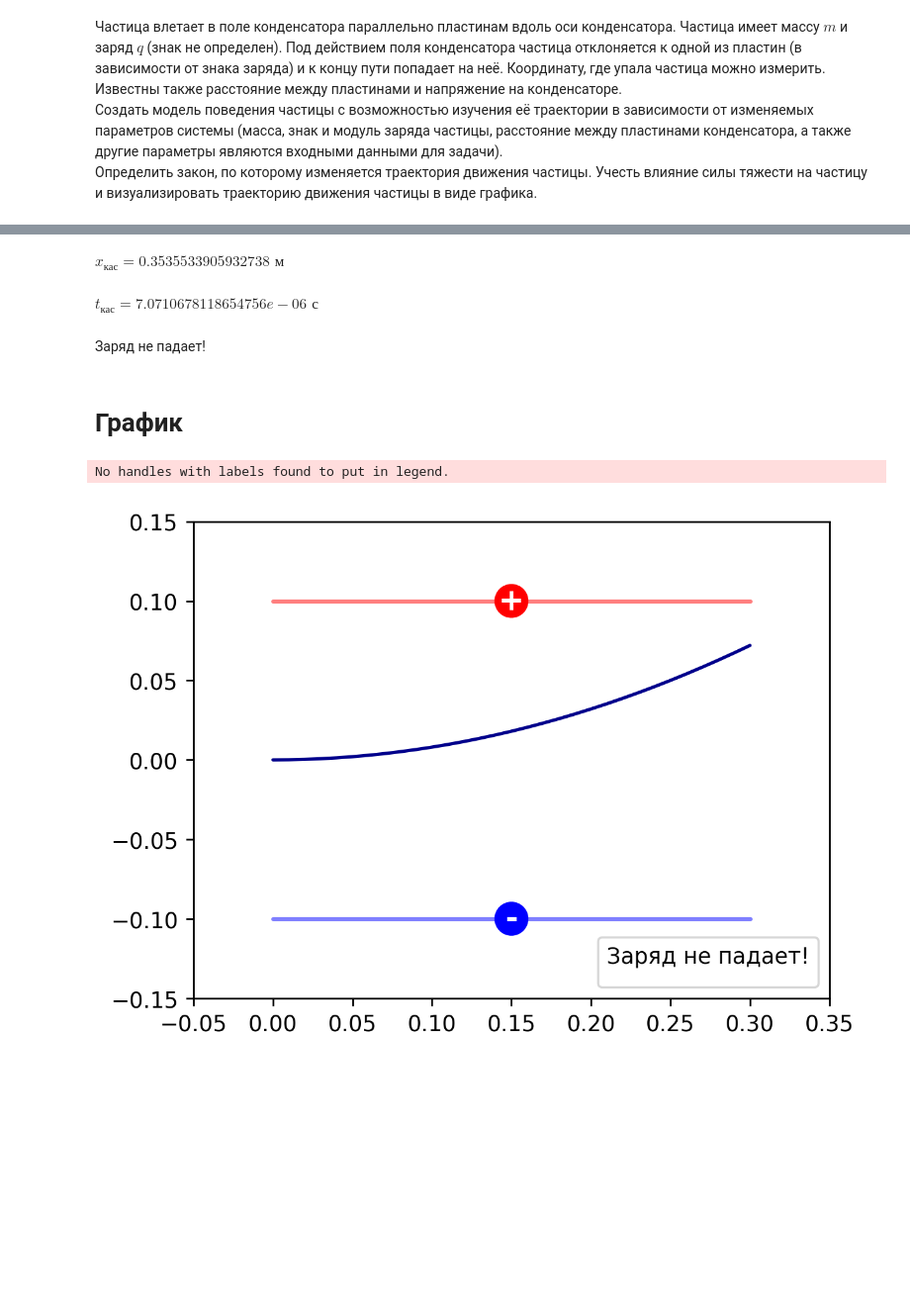
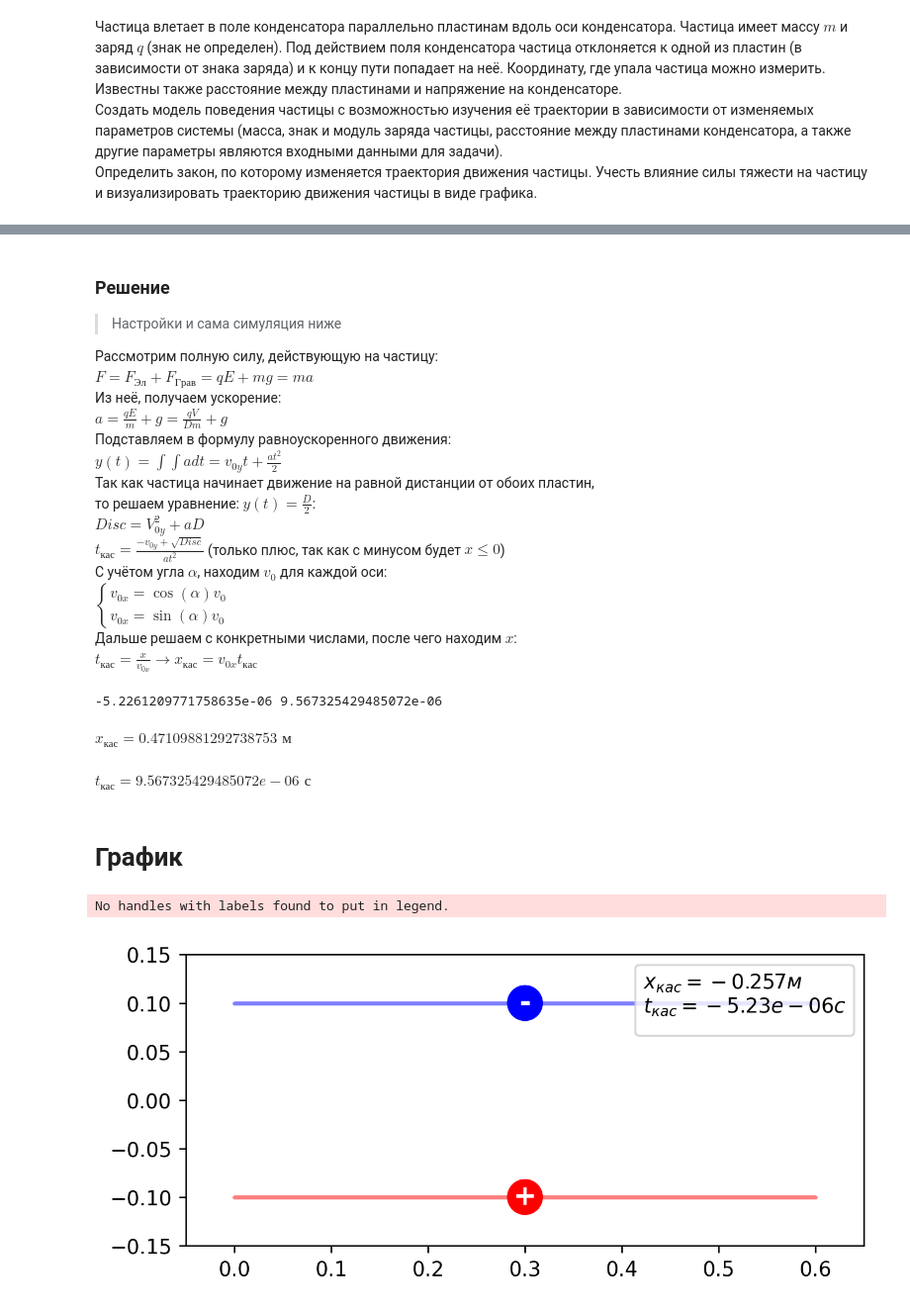
Before and after one commit to sqeezelemon/itmo-physics, a Jupyter notebook: modeling2/3.ipynb, the cells around one changed output, grey strips where cells are left out. Shown: that part at 99% size. Cells and saved outputs as stored; diff of their text form; code cells hidden in the pictures; blank space fills up the shorter version.

Commit message:
Added angle setting + rework of calculation logic

```diff
--- a/modeling2/3.ipynb
+++ b/modeling2/3.ipynb
@@ -40 +16,19 @@ $t_{кас} = \frac{x_{кас}}{v_0}$
+# %% [markdown]
+### Решение
+
+> Настройки и сама симуляция ниже
+
+Рассмотрим полную силу, действующую на частицу:<br>
+$F = F_{Эл} + F_{Грав} = qE + mg = ma$<br>
+Из неё, получаем ускорение:<br>
+$a = \frac{qE}{m} + g = \frac{qV}{Dm} + g$<br>
+Подставляем в формулу равноускоренного движения:<br>
+$y(t) = \int\int a dt = v_{0y}t + \frac{at^2}{2}$<br>
+Так как частица начинает движение на равной дистанции от обоих пластин,<br>то решаем уравнение: $y(t) = \frac{D}{2}$:<br>
+$Disc = V_{0y}^2 + aD$<br>
+$t_{кас} = \frac{-v_{0y} + \sqrt{Disc}}{at^2}$ (только плюс, так как с минусом будет $x\leq0$)<br>
+С учётом угла $\alpha$, находим $v_0$ для каждой оси:<br>
+$\begin{cases} v_{0x} = \cos(\alpha)v_0 \\ v_{0x} = \sin(\alpha)v_0 \end{cases}$<br>
+Дальше решаем с конкретными числами, после чего находим $x$:<br>
+$t_{кас} = \frac{x}{v_{0x}} \to x_{кас} = v_{0x}t_{кас}$
 # %%
@@ -56,30 +53,36 @@ cond_length = 0.30
 # %%
-# ВЫЧИСЛЕНИЯ
-E = V/D
 g = 9.8
-g_coeff = 1 if (q*top_plate >= 0) else -1
+v0x = np.cos(np.deg2rad(angle0))*v0
+v0y = np.sin(np.deg2rad(angle0))*v0*(-top_plate)
+
+# 1 - стремится вниз, -1 - стремится вверх
+down_factor = 1 if (q*top_plate >= 0) else -1
+
+a = (q*V)/(m*D) + g*down_factor
 
 def y_t(t: float) -> float:
-    global q, V, m, D, v0, g_coeff
-    return ((q*V)/(m*D) + g_coeff*g*m)*(t**2)/2
+    global a, v0y
+    return a*t*t/2 + v0y*t
 
 def y_x(x: float) -> float:
-    global q, V, m, D, v0, g_coeff
-    return ((q*V)/(m*D) + g_coeff*g*m)*((x**2)/(v0**2))/2
+    global v0x, y_t
+    return y_t(x/v0x)
 
-x_kaboom = v0 * D * np.sqrt(m/(V*np.abs(q) + g_coeff*g*D*m*m))
-t_kaboom = x_kaboom/v0
+discr = np.sqrt(np.abs(v0y**2 + a*D*(-down_factor)) )
+t_kaboom = max((-v0y - discr)/(a), (-v0y + discr)/(a))
+x_kaboom = t_kaboom*v0x
 
-x_lim = cond_length if (cond_length < x_kaboom and cond_length > 0) else x_kaboom
+if (x_lim < 0):
+    x_lim = x_kaboom
 
 ipyd.display(ipyd.Math( f"x_{{кас}} = {x_kaboom} \\text{{ м}}" ))
 ipyd.display(ipyd.Math( f"t_{{кас}} = {t_kaboom} \\text{{ с}}" ))
 if (x_lim < x_kaboom):
     ipyd.display(ipyd.Markdown("Заряд не падает!"))
 # %% [output]
+-5.2261209771758635e-06 9.567325429485072e-06
-$\displaystyle x_{кас} = 0.3535533905932738 \text{ м}$
+$\displaystyle x_{кас} = 0.47109881292738753 \text{ м}$
-$\displaystyle t_{кас} = 7.0710678118654756e-06 \text{ с}$
+$\displaystyle t_{кас} = 9.567325429485072e-06 \text{ с}$
-Заряд не падает!
 # %% [markdown]
 # График
 # %%
@@ -97,9 +100,9 @@ plt.xlim(0-padding[0], x_lim+padding[0])
 
 # Graph
 x_coords = [0]
-while x_coords[-1] <= x_lim:
+while x_coords[-1] <= min(x_kaboom, x_lim):
     x_coords.append(x_coords[-1] + step)
-x_coords[-1] = x_lim
+x_coords[-1] = min(x_kaboom, x_lim)
 y_coords = [-top_plate*y_x(x) for x in x_coords]
 line_color = "darkred" if q > 0 else "darkblue"
 plt.plot(x_coords, y_coords, color=line_color, solid_capstyle='round')
@@ -108,32 +111,34 @@ plt.plot(x_coords, y_coords, color=line_color, solid_capstyle='round')
 cond_circ_rad = (x_lim+2*padding[0])*0.025
 # Positive
 plt.plot([0, x_lim], [top_plate*D/2, top_plate*D/2], color="r", alpha=0.5, linewidth=2, solid_capstyle='round')
 plt.gca().add_patch(
     plt.Circle((x_lim/2, top_plate*D/2), radius=cond_circ_rad, color="r")
 )
 plt.text(x=(x_lim/2), y=top_plate*D/2, s="+", color="w", va="center", ha="center", weight="bold", fontsize=14)
 # Negative
 plt.plot([0, x_lim], [-top_plate*D/2, -top_plate*D/2], color="b", alpha=0.5, linewidth=2, solid_capstyle='round')
 plt.gca().add_patch(
     plt.Circle((x_lim/2, -top_plate*D/2), radius=cond_circ_rad, color="b")
 )
 plt.text(x=(x_lim/2), y=-top_plate*D/2, s="-", color="w", va="center", ha="center", weight="bold", fontsize=14)
 
 # Final touches
 plt_title = ""
 if (x_lim >= x_kaboom):
     plt_title = (
-        r"$x_{кас}=" + f"{x_lim:.3g}м$\n" +
+        r"$x_{кас}=" + f"{x_kaboom:.3g}м$\n" +
         r"$t_{кас}=" + f"{t_kaboom:.3g}c$"
     )
 else:
     plt_title = "Заряд не падает!"
+
+plt.plot([x_kaboom]*2,plt.ylim(), linestyle=":", linewidth=1, alpha=0.4, color="k")
 plt.legend(
     title = plt_title,
     loc= "upper right" if y_coords[-1] < 0 else "lower right"
 )
 plt.gca().set_aspect(1)
 plt.show()
 # %% [output]
 No handles with labels found to put in legend.
-[figure, old version]
+[figure, new version]
```
Also changed, not shown: parts of 2 cells of this notebook.
